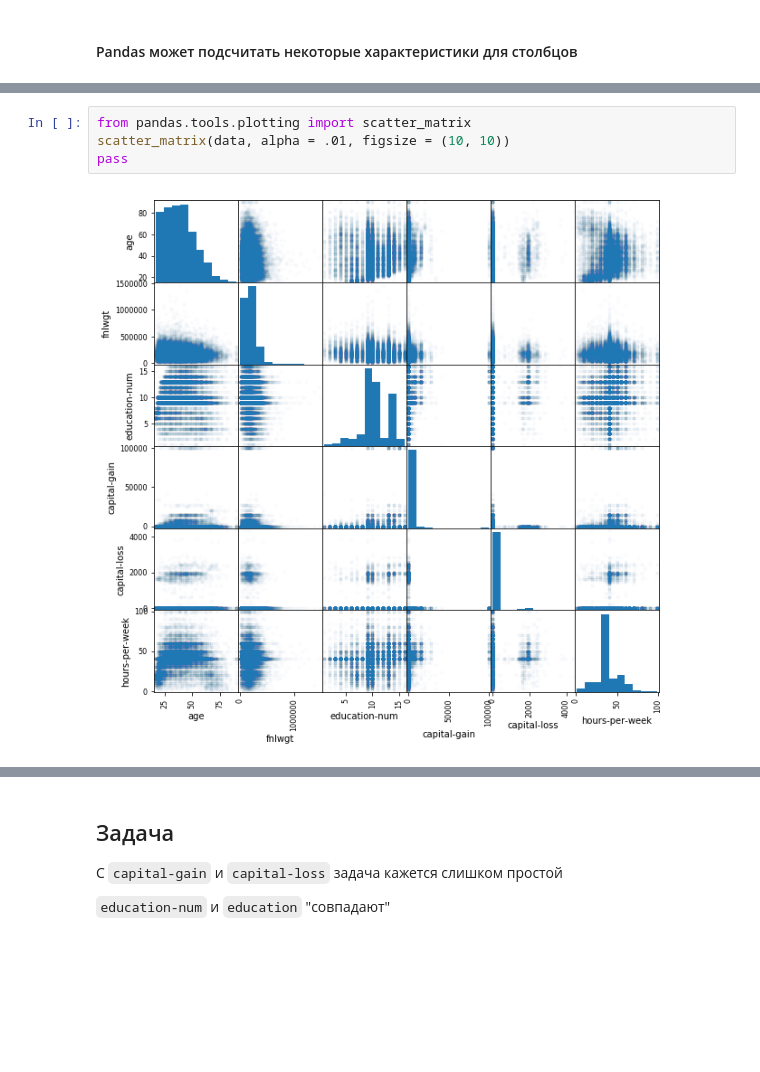
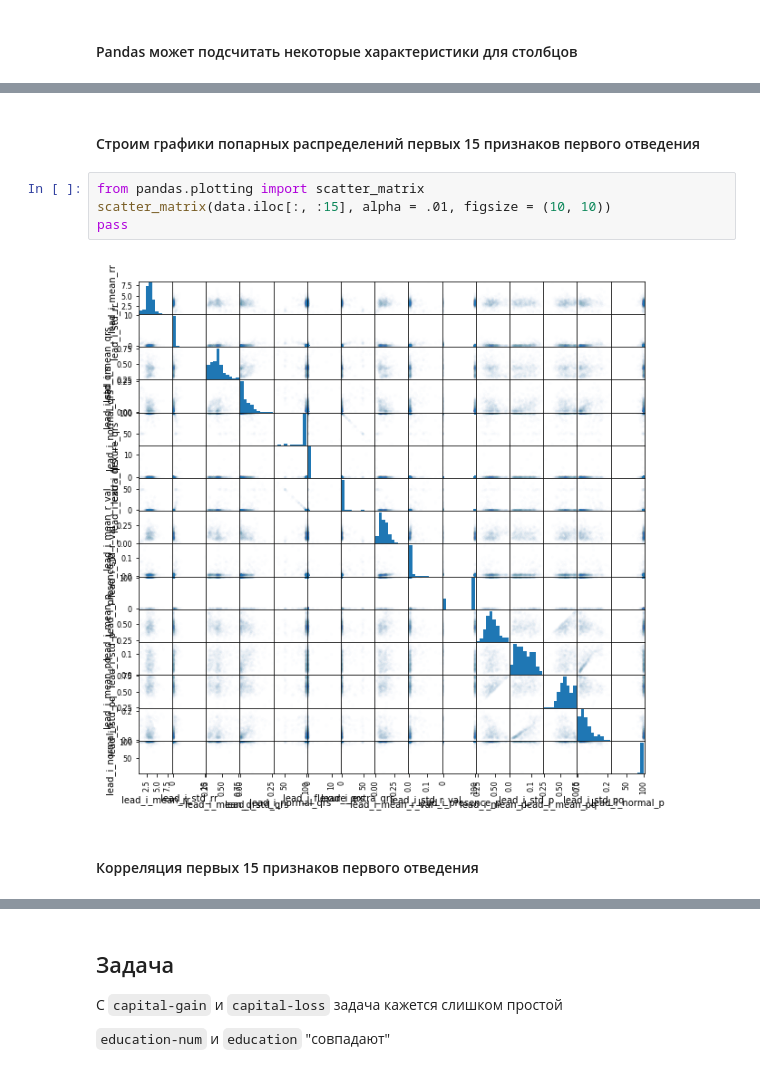
Before and after one commit to MoskalenkoViktor/ML, a Jupyter notebook: ml.ipynb, the cells around one changed output, grey strips where cells are left out. Saved outputs shown, nothing was run; the diff lists cells and outputs as text; blank space fills up the shorter version.

```diff
--- a/ml.ipynb
+++ b/ml.ipynb
@@ -277,7 +255,11 @@ pandas_datareader: None
+# %% [markdown]
+#### Строим графики попарных распределений первых 15 признаков первого отведения
 # %%
-from pandas.tools.plotting import scatter_matrix
-scatter_matrix(data, alpha = .01, figsize = (10, 10))
+from pandas.plotting import scatter_matrix
+scatter_matrix(data.iloc[:, :15], alpha = .01, figsize = (10, 10))
 pass
 # %% [output]
-[figure, old version]
+[figure, new version]
+# %% [markdown]
+#### Корреляция  первых 15 признаков первого отведения
 # %%
```
Also changed, not shown: parts of 25 cells of this notebook.
